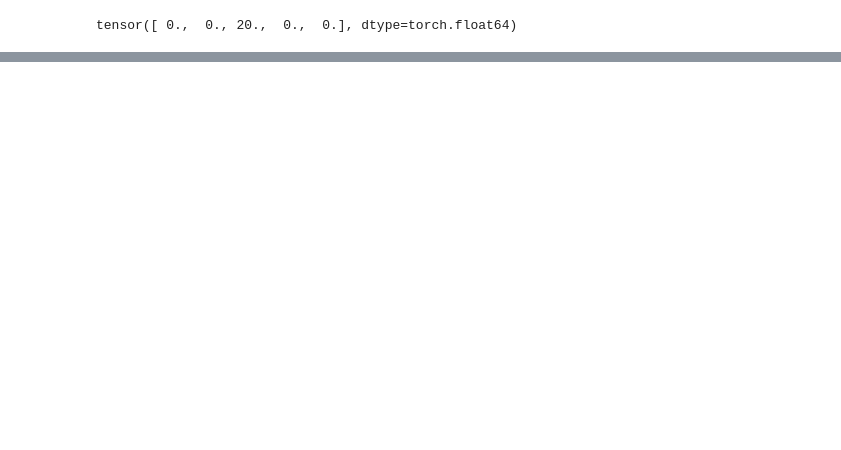
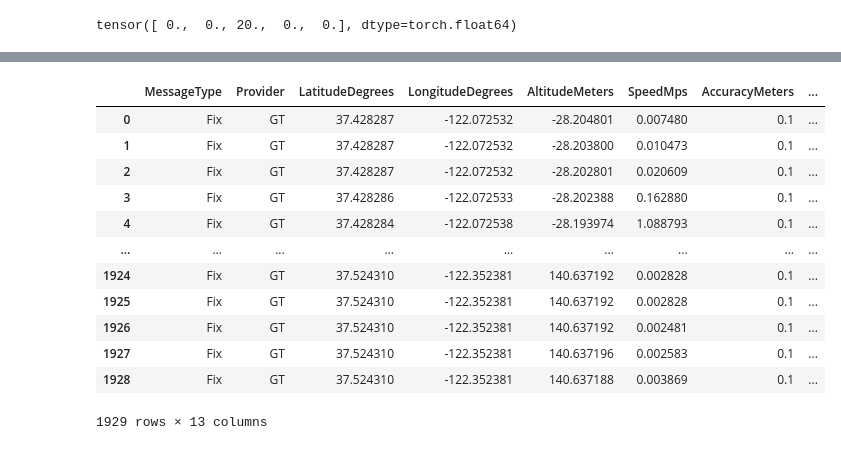
Before and after one commit to Shai2u/gis_ml_workshop_2024, a Jupyter notebook: Ex/Ex 4/Ex_4.ipynb, the cells around one changed output, grey strips where cells are left out. Cells and saved outputs as stored; diff of their text form; code cells hidden in the pictures; blank space fills up the shorter version.

```diff
--- a/Ex/Ex 4/Ex_4.ipynb
+++ b/Ex/Ex 4/Ex_4.ipynb
@@ -705,0 +730,16 @@ tensor([ 0.,  0., 20.,  0.,  0.], dtype=torch.float64)
+# %%
+gt
+# %% [output]
+|  | MessageType | Provider | LatitudeDegrees | LongitudeDegrees | AltitudeMeters | SpeedMps | AccuracyMeters | ... |
+| 0 | Fix | GT | 37.428287 | -122.072532 | -28.204801 | 0.007480 | 0.1 | ... |
+| 1 | Fix | GT | 37.428287 | -122.072532 | -28.203800 | 0.010473 | 0.1 | ... |
+| 2 | Fix | GT | 37.428287 | -122.072532 | -28.202801 | 0.020609 | 0.1 | ... |
+| 3 | Fix | GT | 37.428286 | -122.072533 | -28.202388 | 0.162880 | 0.1 | ... |
+| 4 | Fix | GT | 37.428284 | -122.072538 | -28.193974 | 1.088793 | 0.1 | ... |
+| ... | ... | ... | ... | ... | ... | ... | ... | ... |
+| 1924 | Fix | GT | 37.524310 | -122.352381 | 140.637192 | 0.002828 | 0.1 | ... |
+| 1925 | Fix | GT | 37.524310 | -122.352381 | 140.637192 | 0.002828 | 0.1 | ... |
+| 1926 | Fix | GT | 37.524310 | -122.352381 | 140.637192 | 0.002481 | 0.1 | ... |
+| 1927 | Fix | GT | 37.524310 | -122.352381 | 140.637196 | 0.002583 | 0.1 | ... |
+| 1928 | Fix | GT | 37.524310 | -122.352381 | 140.637188 | 0.003869 | 0.1 | ... |
+1929 rows × 13 columns
```
Also changed, not shown: parts of 45 cells of this notebook, 1 other file.
